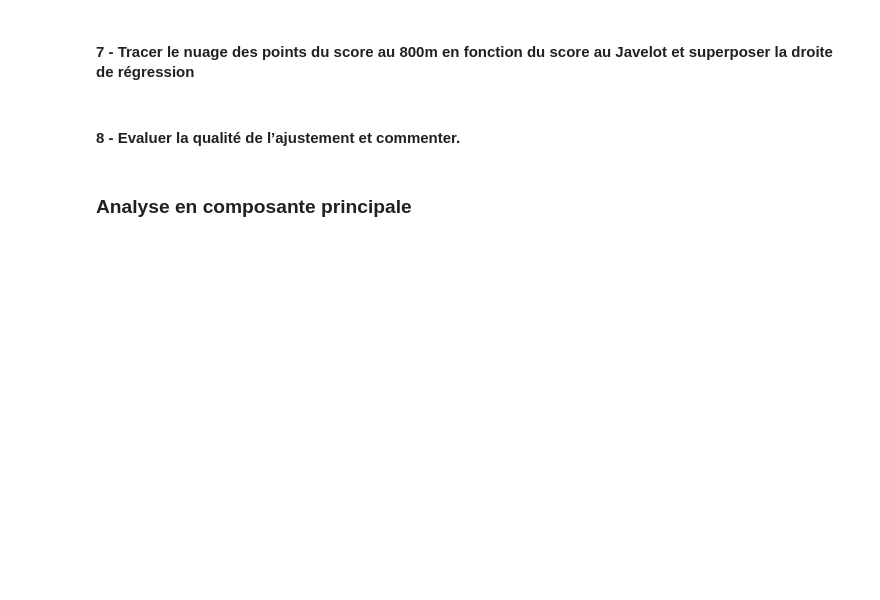
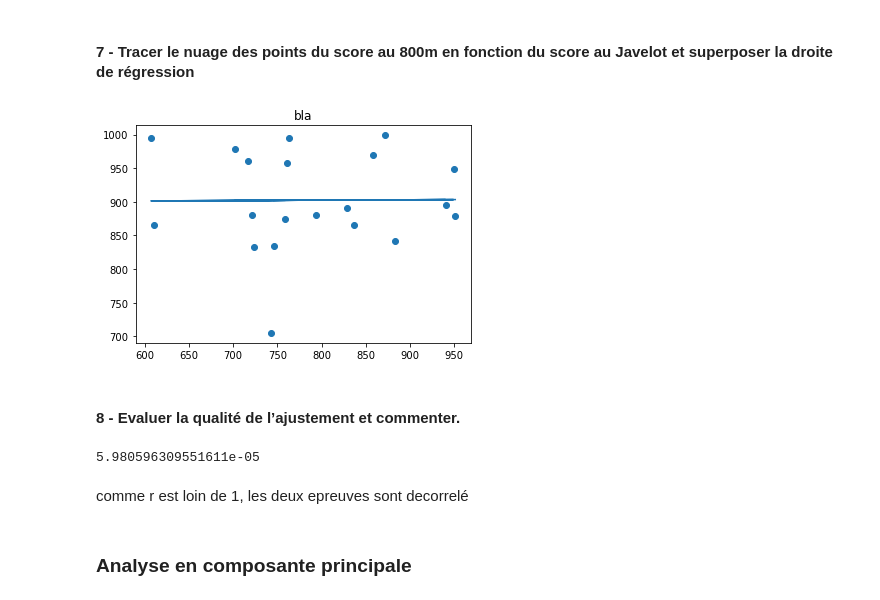
Before and after one commit to Manguil/fds, a Jupyter notebook: L2/S4/Statistique/TPnote/TPnote.ipynb, the cells around one changed output. Saved outputs shown, nothing was run; the diff lists cells and outputs as text; code cells hidden in the pictures; blank space fills up the shorter version.

```diff
--- a/L2/S4/Statistique/TPnote/TPnote.ipynb
+++ b/L2/S4/Statistique/TPnote/TPnote.ipynb
@@ -59,12 +85,34 @@ Il y a 8 variables quantitatives
 ### Analyse de la liaison entre les épreuves de Lancer de Javelot et du 800m
 # %% [markdown]
 #### 5 -  Extraire du tableau de données les variables Javelot et 800m.
+# %%
+javelot = quantiteHepta.iloc[:,5:6]
+course800m = quantiteHepta.iloc[:,6:7]
 # %% [markdown]
 #### 6 - Calculer les coefficients de la droite de régression du score au 800m en fonction du score au Javelot
+# %%
+reg = LinearRegression().fit(javelot,course800m)
 # %% [markdown]
 #### 7 - Tracer le nuage des points du score au 800m en fonction du score au Javelot et superposer la droite de régression
+# %%
+b1 = reg.coef_[0][0]
+b0 = reg.intercept_[0]
+r = reg.score(x,y)
+plt.scatter(x,y)
+Y = x*b1 + b0
+plt.plot(x, Y)
+plt.title("bla")
+plt.show()
+# %% [output]
+[figure, added]
 # %% [markdown]
 #### 8 - Evaluer la qualité de l’ajustement et commenter.
+# %%
+print(r)
+# %% [output]
+5.980596309551611e-05
+# %% [markdown]
+comme r est loin de 1, les deux epreuves sont decorrelé
 # %% [markdown]
 ### Analyse en composante principale
 # %% [markdown]
```
Also changed, not shown: parts of 12 cells of this notebook, 3 other files.
